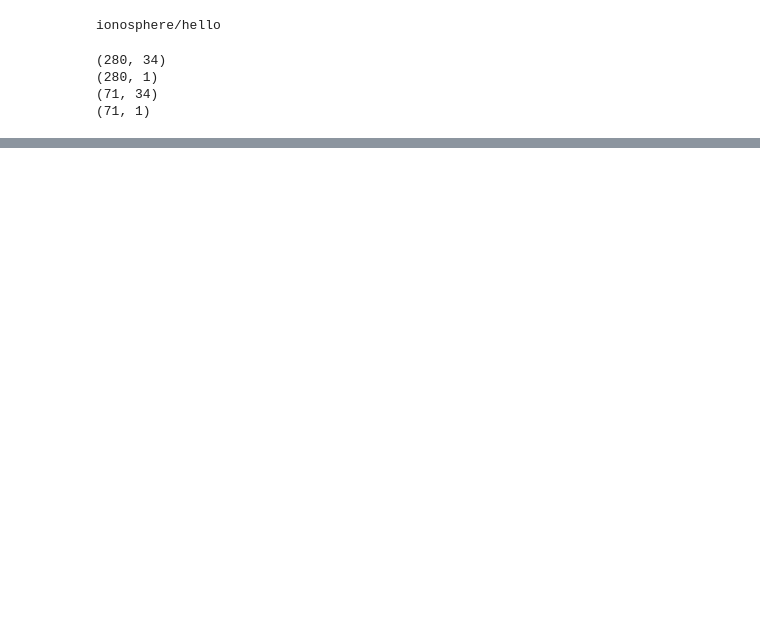
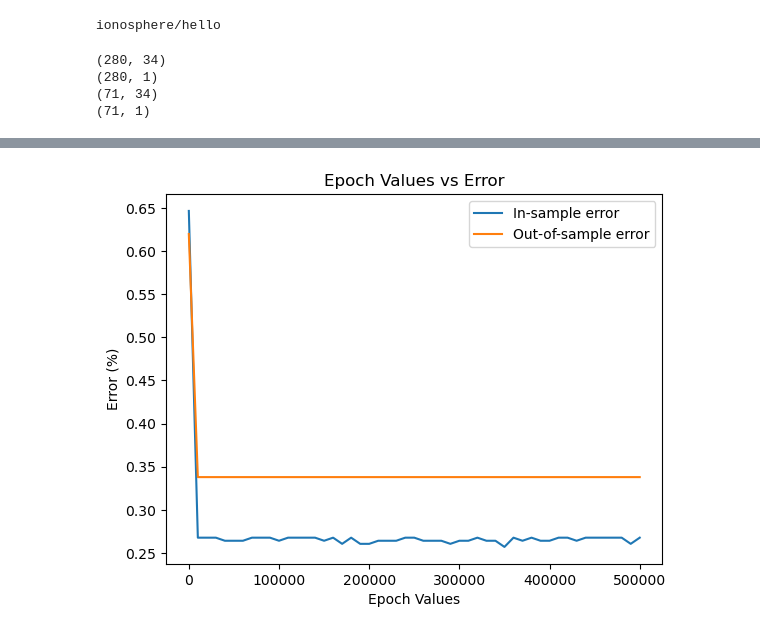
Before and after one commit to Noxolo1/cscd484, a Jupyter notebook: prog5/code_logistic_regression/parameter_tuning.ipynb, the cells around one changed output, grey strips where cells are left out. Saved outputs shown, nothing was run; the diff lists cells and outputs as text; code cells hidden in the pictures; blank space fills up the shorter version.

```diff
--- a/prog5/code_logistic_regression/parameter_tuning.ipynb
+++ b/prog5/code_logistic_regression/parameter_tuning.ipynb
@@ -116,0 +331,29 @@ plt.show()
+# %%
+# 1c ->  epochs
+
+error_arr1 = np.zeros(51)
+error_arr2 = np.zeros(51)
+epoch_arr = np.arange(0, 500001, 10000)
+
+for i in range(51):
+
+    # get new w vector with new epochs
+    # holding degree space, eta, and lambda constant
+    # with degree space = 1, eta = 0.01, lam = 0.1
+    log.fit(X_train, y_train, lam = 0, eta = 0.1, iterations = i*10000, SGD = True, mini_batch_size = 20, degree = 1)
+
+    error_arr1[i] = log.error(X_train, y_train)/X_train.shape[0]
+    error_arr2[i] = log.error(X_test, y_test)/X_test.shape[0]
+
+
+plt.plot(epoch_arr, error_arr1, label = "In-sample error")
+plt.plot(epoch_arr, error_arr2, label = "Out-of-sample error")
+plt.xlabel('Epoch Values')
+plt.ylabel('Error (%)')
+plt.title('Epoch Values vs Error')
+#plt.xlim(0, 0.3)
+#plt.ylim(0, 50)
+plt.legend()
+plt.show();
+# %% [output]
+[figure, added]
```
Also changed, not shown: parts of 18 cells of this notebook, 2 other files.
